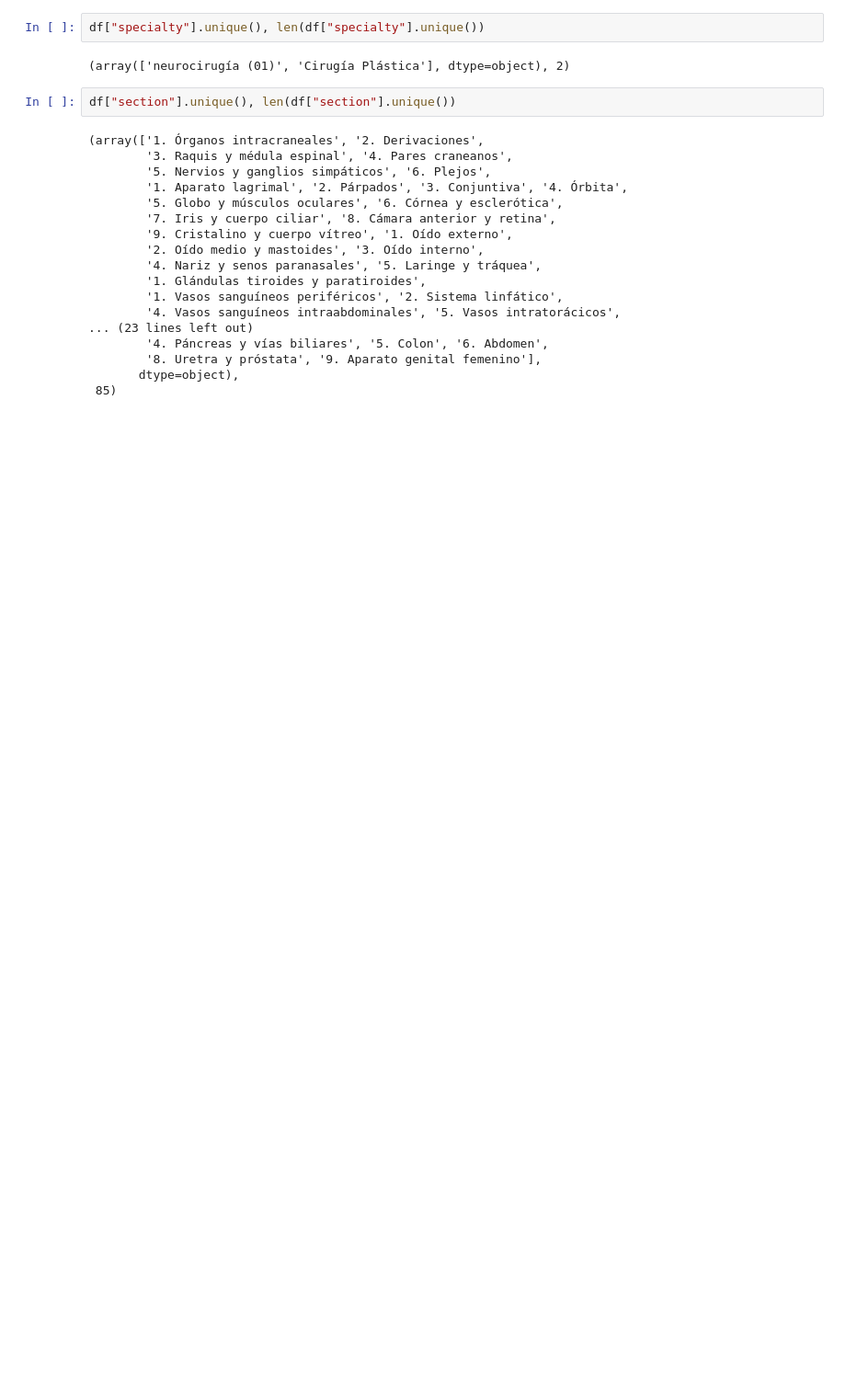
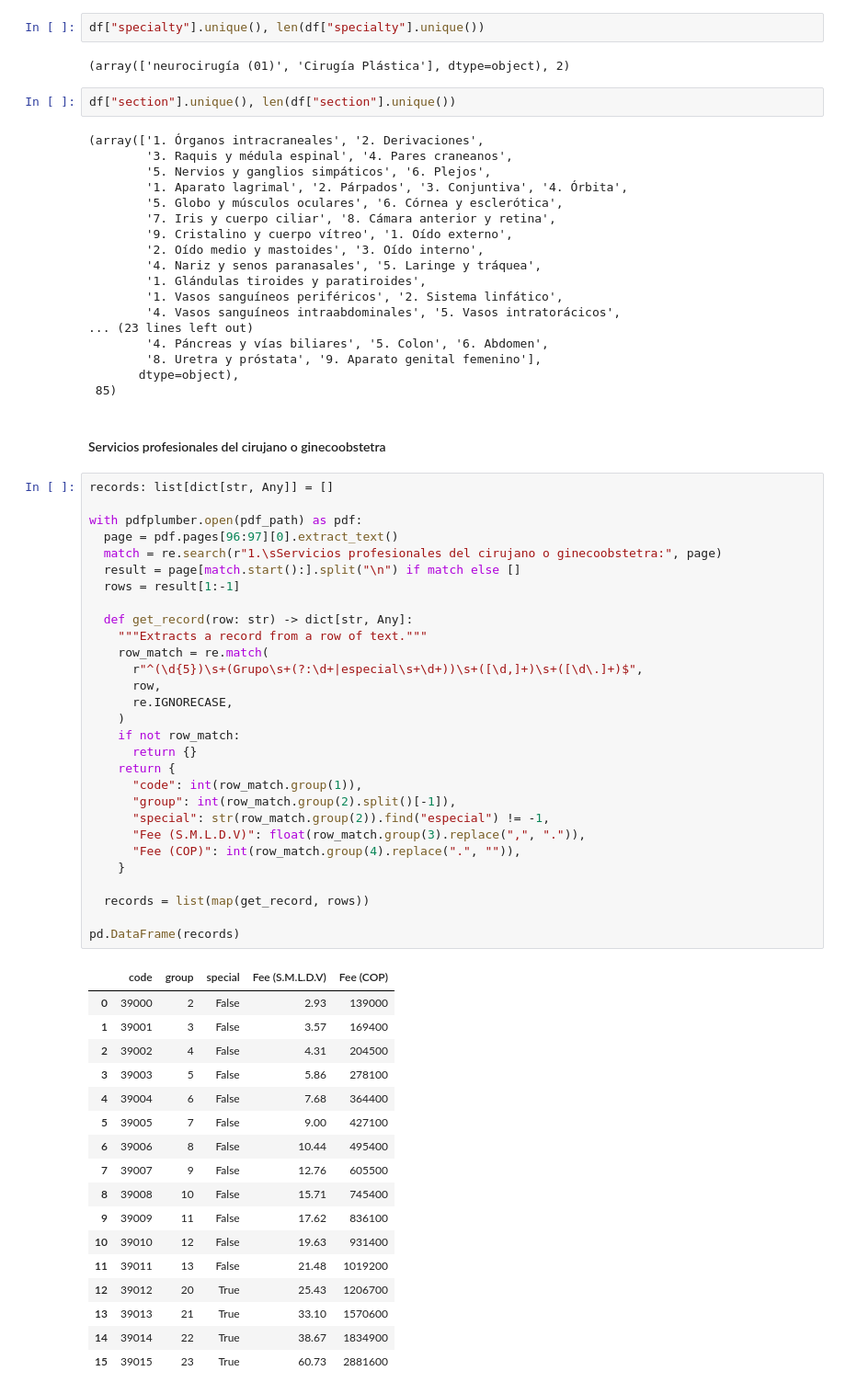
Before and after one commit to smaje99/soat-traffic-extractor-cidti, a Jupyter notebook: notebooks/extract_cap3.ipynb, the cells around one changed output. Shown: that part at 92% size. Cells and saved outputs as stored; diff of their text form; blank space fills up the shorter version.

```diff
--- a/notebooks/extract_cap3.ipynb
+++ b/notebooks/extract_cap3.ipynb
@@ -127,3 +124,52 @@ df["section"].unique(), len(df["section"].unique())
         '8. Uretra y próstata', '9. Aparato genital femenino'],
        dtype=object),
  85)
+# %% [markdown]
+#### Servicios profesionales del cirujano o ginecoobstetra
+# %%
+records: list[dict[str, Any]] = []
+
+with pdfplumber.open(pdf_path) as pdf:
+  page = pdf.pages[96:97][0].extract_text()
+  match = re.search(r"1.\sServicios profesionales del cirujano o ginecoobstetra:", page)
+  result = page[match.start():].split("\n") if match else []
+  rows = result[1:-1]
+
+  def get_record(row: str) -> dict[str, Any]:
+    """Extracts a record from a row of text."""
+    row_match = re.match(
+      r"^(\d{5})\s+(Grupo\s+(?:\d+|especial\s+\d+))\s+([\d,]+)\s+([\d\.]+)$",
+      row,
+      re.IGNORECASE,
+    )
+    if not row_match:
+      return {}
+    return {
+      "code": int(row_match.group(1)),
+      "group": int(row_match.group(2).split()[-1]),
+      "special": str(row_match.group(2)).find("especial") != -1,
+      "Fee (S.M.L.D.V)": float(row_match.group(3).replace(",", ".")),
+      "Fee (COP)": int(row_match.group(4).replace(".", "")),
+    }
+
+  records = list(map(get_record, rows))
+
+pd.DataFrame(records)
+# %% [output]
+|  | code | group | special | Fee (S.M.L.D.V) | Fee (COP) |
+| 0 | 39000 | 2 | False | 2.93 | 139000 |
+| 1 | 39001 | 3 | False | 3.57 | 169400 |
+| 2 | 39002 | 4 | False | 4.31 | 204500 |
+| 3 | 39003 | 5 | False | 5.86 | 278100 |
+| 4 | 39004 | 6 | False | 7.68 | 364400 |
+| 5 | 39005 | 7 | False | 9.00 | 427100 |
+| 6 | 39006 | 8 | False | 10.44 | 495400 |
+| 7 | 39007 | 9 | False | 12.76 | 605500 |
+| 8 | 39008 | 10 | False | 15.71 | 745400 |
+| 9 | 39009 | 11 | False | 17.62 | 836100 |
+| 10 | 39010 | 12 | False | 19.63 | 931400 |
+| 11 | 39011 | 13 | False | 21.48 | 1019200 |
+| 12 | 39012 | 20 | True | 25.43 | 1206700 |
+| 13 | 39013 | 21 | True | 33.10 | 1570600 |
+| 14 | 39014 | 22 | True | 38.67 | 1834900 |
+| 15 | 39015 | 23 | True | 60.73 | 2881600 |
```
Also changed, not shown: parts of 1 cell of this notebook.
